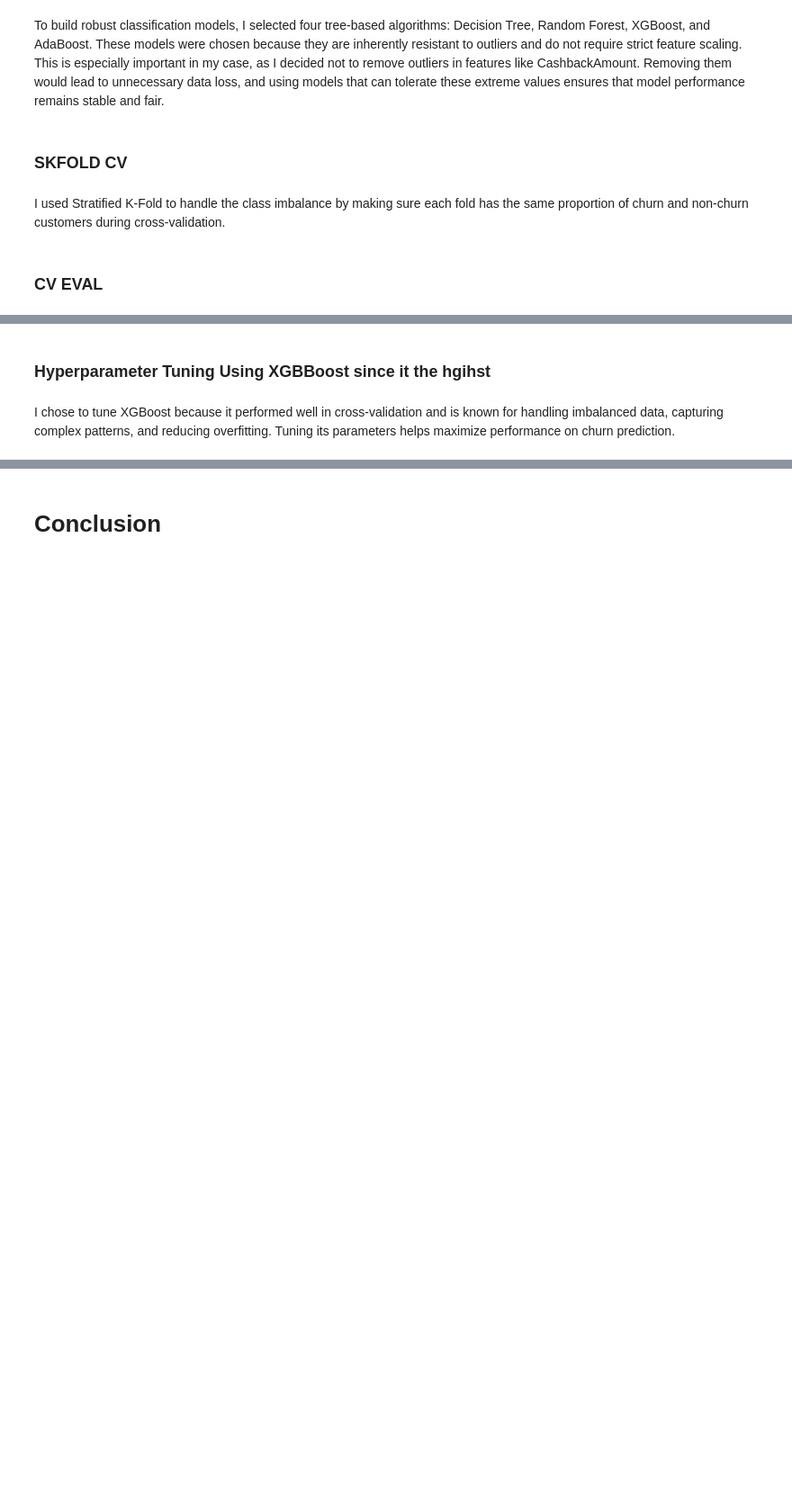
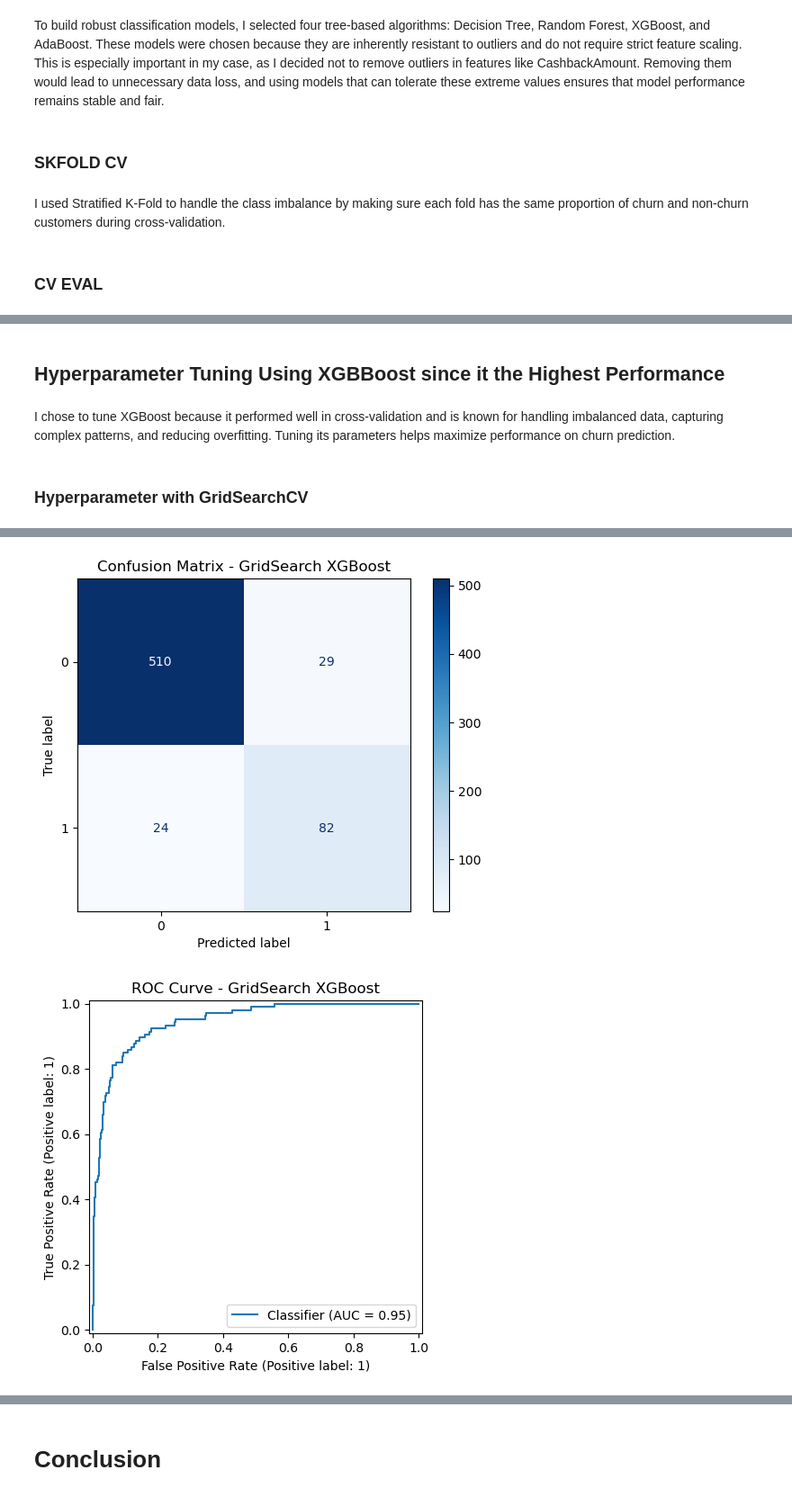
Before and after one commit to amjad-ahsan/capstone_project-3, a Jupyter notebook: CAPSTONE_MODULE_3_AMJAD_JCDSAH_0102.ipynb, the cells around one changed output, grey strips where cells are left out. Shown at 90% size. Cells and saved outputs as stored; diff of their text form; code cells hidden in the pictures; blank space fills up the shorter version.

```diff
--- a/CAPSTONE_MODULE_3_AMJAD_JCDSAH_0102.ipynb
+++ b/CAPSTONE_MODULE_3_AMJAD_JCDSAH_0102.ipynb
@@ -722,5 +801,7 @@ categorical_pipeline = Pipeline([
 # %%
 preprocessor = ColumnTransformer([
     ('num', numeric_pipeline, numeric_features),
-    ('cat', categorical_pipeline, categorical_features)
+    ('ordinal', ordinal_pipeline, ordinal_features),
+    ('cat', categorical_pipeline, categorical_features),
+    ('binary', binary_pipeline, binary_features)
 ])
@@ -729,7 +808,9 @@ preprocessor = ColumnTransformer([
 # %%
+ratio = sum(y_train == 0) / sum(y_train == 1)
+
 models = {
-    "Decision Tree": DecisionTreeClassifier(random_state=42, max_depth=5),
-    "Random Forest": RandomForestClassifier(random_state=42, n_jobs=-1, n_estimators=100),
-    "XGBoost": XGBClassifier(random_state=42, n_jobs=-1, eval_metric='logloss'),
+    "Decision Tree": DecisionTreeClassifier(random_state=42, max_depth=5, class_weight='balanced'),
+    "Random Forest": RandomForestClassifier(random_state=42, n_jobs=-1, n_estimators=100, class_weight='balanced'),
+    "XGBoost": XGBClassifier(random_state=42, n_jobs=-1, scale_pos_weight= ratio, eval_metric='logloss'), # pos weight according to ration or percentage
     "AdaBoost": AdaBoostClassifier(random_state=42, n_estimators=100)
 }
@@ -787,3 +830,0 @@ final_pipeline = ImbPipeline([
-# %%
-y_pred = final_pipeline.predict(X_test)
-y_proba = final_pipeline.predict_proba(X_test)[:, 1]
@@ -844,4 +907,6 @@ Decision Tree (Test)             0.513          0.745
 # %% [markdown]
-### Hyperparameter Tuning Using XGBBoost since it the hgihst
+## Hyperparameter Tuning Using XGBBoost since it the Highest Performance
 # %% [markdown]
 I chose to tune XGBoost because it performed well in cross-validation and is known for handling imbalanced data, capturing complex patterns, and reducing overfitting. Tuning its parameters helps maximize performance on churn prediction.
+# %% [markdown]
+### Hyperparameter with GridSearchCV
@@ -868,2 +943,58 @@ grid = GridSearchCV(
     refit=True
 )
+# %%
+grid.fit(X_train, y_train)
+
+best_params = {k.replace('classifier__', ''): v for k, v in grid.best_params_.items()}
+
+#XGB Classivier
+best_xgb = XGBClassifier(
+    **best_params,
+    eval_metric='logloss',
+    early_stopping_rounds=10,
+    random_state=42,
+    n_jobs=-1
+)
+
+# tuning xgb pipeline
+xgb_tune_pipeline = Pipeline([
+    ('preprocessor', preprocessor),
+    ('classifier', best_xgb)
+])
+
+# validation
+X_train2, X_val, y_train2, y_val = train_test_split(
+    X_train, y_train, stratify=y_train, test_size=0.2, random_state=42
+)
+
+#train
+xgb_tune_pipeline.fit(
+    X_train2, y_train2,
+    classifier__eval_set=[(preprocessor.transform(X_val), y_val)],
+    classifier__verbose=False
+)
+
+# evaluation
+y_pred = xgb_tune_pipeline.predict(X_test)
+y_proba = xgb_tune_pipeline.predict_proba(X_test)[:, 1]
+
+# output
+print("\n Evaluation (GridSearch XGBoost):")
+print(classification_report(y_test, y_pred))
+print(f"ROC AUC: {roc_auc_score(y_test, y_proba):.4f}")
+
+#VISUALISATION
+disp = ConfusionMatrixDisplay.from_predictions(y_test, y_pred, cmap="Blues")
+plt.title("Confusion Matrix - GridSearch XGBoost")
+plt.show()
+
+
+RocCurveDisplay.from_predictions(y_test, y_proba)
+plt.title("ROC Curve - GridSearch XGBoost")
+plt.show()
+
+
+plot_importance(xgb_tune_pipeline.named_steps['classifier'], max_num_features=10)
+plt.title("Top 10 Feature Importances - GridSearch XGBoost")
+plt.show()
+# %% [output]
@@ -869,0 +1014,2 @@ grid = GridSearchCV(
+[figure, added]
+[figure, added]
```
Also changed, not shown: parts of 55 cells of this notebook.
